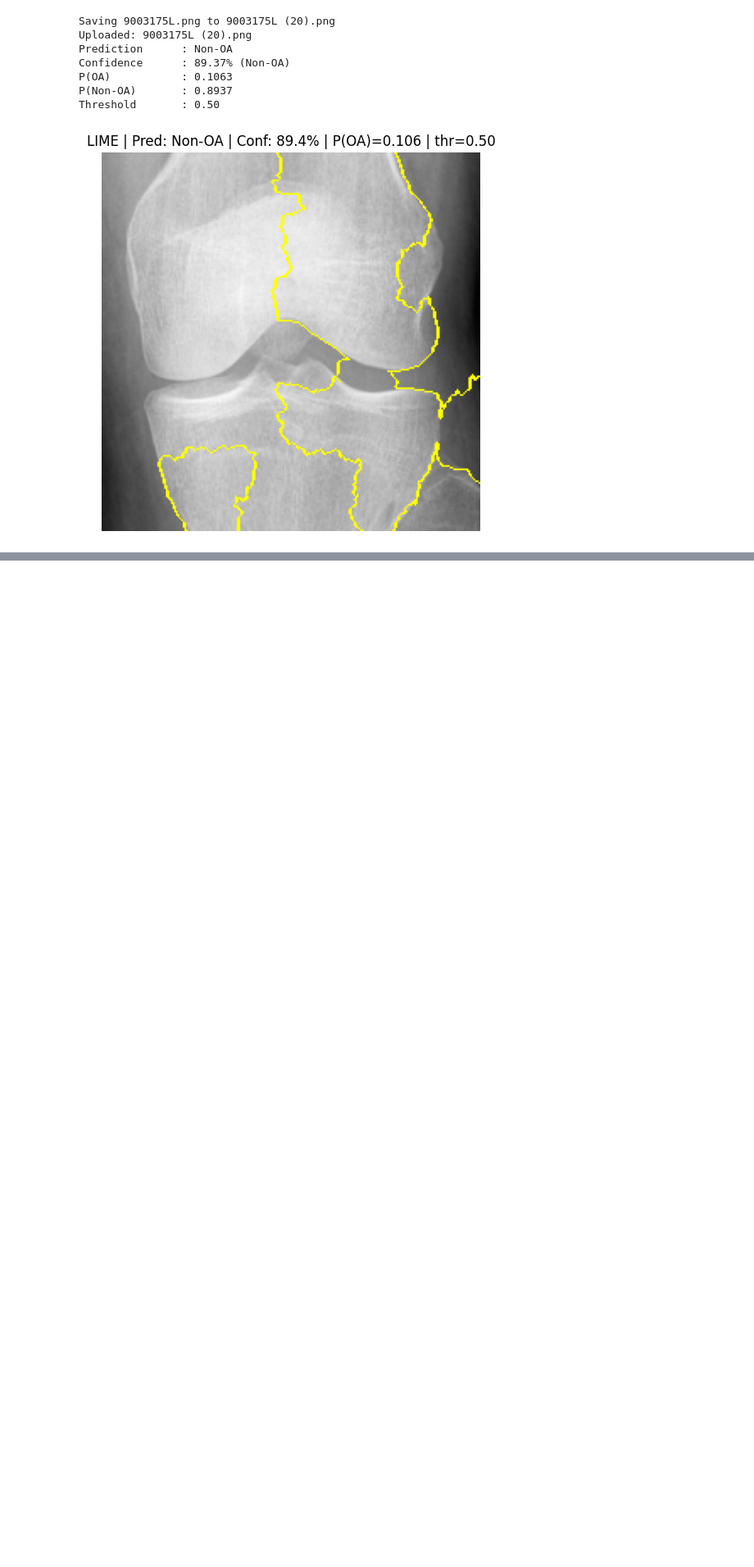
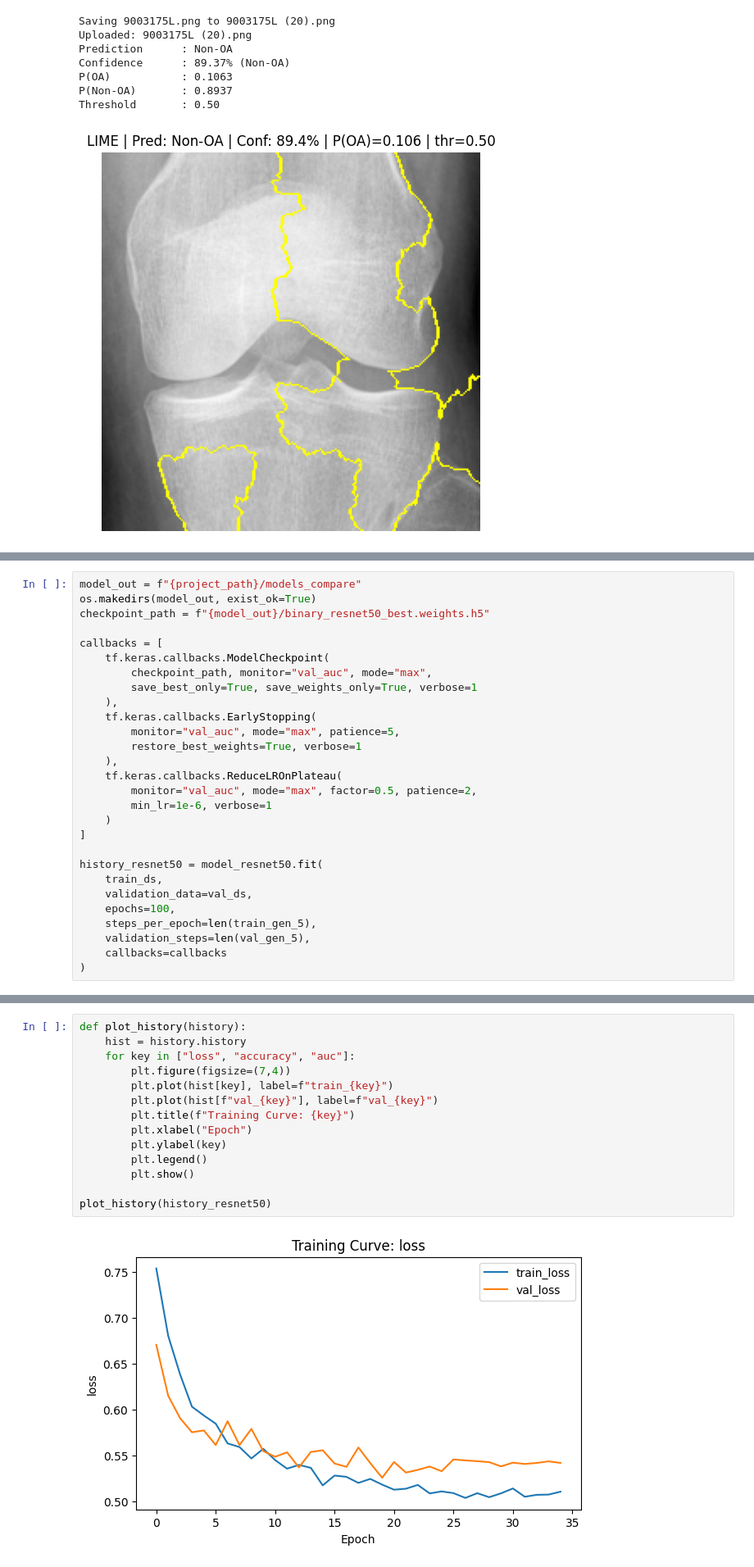
Before and after one commit to munipallysanthoshkumar/My-Project, a Jupyter notebook: Project_model1.ipynb, the cells around one changed output, grey strips where cells are left out. Shown at 82% size. Saved outputs shown, nothing was run; the diff lists cells and outputs as text; blank space fills up the shorter version.

```diff
--- a/Project_model1.ipynb
+++ b/Project_model1.ipynb
@@ -986,0 +1043,28 @@ Threshold       : 0.50
+# %%
+model_out = f"{project_path}/models_compare"
+os.makedirs(model_out, exist_ok=True)
+checkpoint_path = f"{model_out}/binary_resnet50_best.weights.h5"
+
+callbacks = [
+    tf.keras.callbacks.ModelCheckpoint(
+        checkpoint_path, monitor="val_auc", mode="max",
+        save_best_only=True, save_weights_only=True, verbose=1
+    ),
+    tf.keras.callbacks.EarlyStopping(
+        monitor="val_auc", mode="max", patience=5,
+        restore_best_weights=True, verbose=1
+    ),
+    tf.keras.callbacks.ReduceLROnPlateau(
+        monitor="val_auc", mode="max", factor=0.5, patience=2,
+        min_lr=1e-6, verbose=1
+    )
+]
+
+history_resnet50 = model_resnet50.fit(
+    train_ds,
+    validation_data=val_ds,
+    epochs=100,
+    steps_per_epoch=len(train_gen_5),
+    validation_steps=len(val_gen_5),
+    callbacks=callbacks
+)
@@ -986,0 +1089,16 @@ Threshold       : 0.50
+# %%
+def plot_history(history):
+    hist = history.history
+    for key in ["loss", "accuracy", "auc"]:
+        plt.figure(figsize=(7,4))
+        plt.plot(hist[key], label=f"train_{key}")
+        plt.plot(hist[f"val_{key}"], label=f"val_{key}")
+        plt.title(f"Training Curve: {key}")
+        plt.xlabel("Epoch")
+        plt.ylabel(key)
+        plt.legend()
+        plt.show()
+
+plot_history(history_resnet50)
+# %% [output]
+[figure, added]
```
Also changed, not shown: parts of 11 cells of this notebook.
